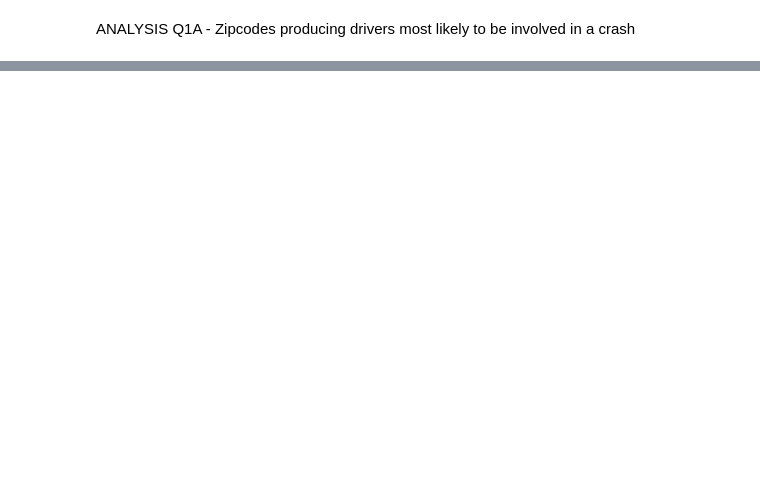
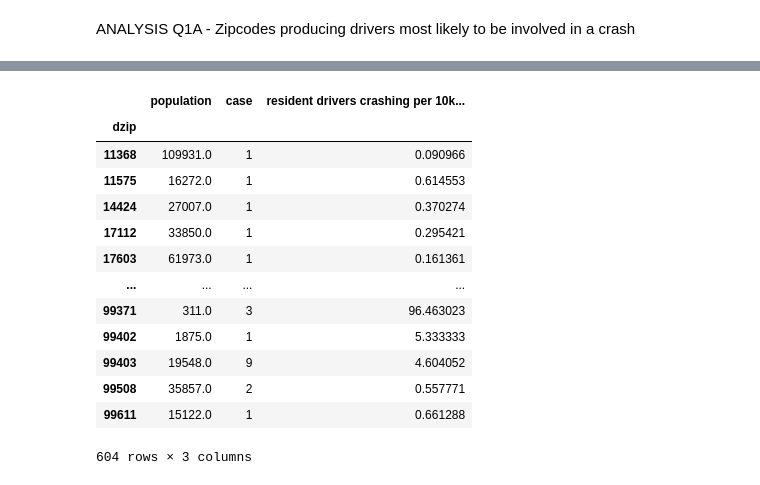
Before and after one commit to osullik/ic23050, a Jupyter notebook: IC23_analysis.ipynb, the cells around one changed output, grey strips where cells are left out. Drawn from its saved outputs; the diff is of its cells as text; code cells hidden in the pictures; blank space fills up the shorter version.

```diff
--- a/IC23_analysis.ipynb
+++ b/IC23_analysis.ipynb
@@ -234,0 +235,14 @@ q1a = q1a.dropna()
+# %%
+q1a = orig_data_with_zip.copy()
+
+# Drop all rows with mission driver zipcode or zipcode
+q1a = q1a[q1a['zipcode'].notna()]
+q1a = q1a[q1a['dzip'].notna()]
+q1a = q1a.astype({'dzip':'int', 'zipcode':'int'})
+
+q1a[fields_to_add] = q1a.apply(lambda row: augment_zip(row['dzip']), axis=1)
+q1a[fields_to_add_list] = pd.DataFrame(q1a[fields_to_add].tolist(), index=q1a.index)
+q1a = q1a.drop(fields_to_add, axis=1)
+
+q1a = q1a[['case','crash_dt','crash_tm','dzip','population']]
+q1a = q1a.dropna()
@@ -234,0 +267,21 @@ q1a = q1a.dropna()
+# %%
+# pivot on dzip, measure counts of rows per dzip, carry over population based on corresponding dzip
+q1a_pivot = pd.pivot_table(q1a, values='case', index=['dzip','population'], aggfunc=np.ma.count)
+q1a_summary = q1a_pivot.reset_index(level=[1])
+q1a_summary['resident drivers crashing per 10k residents'] = 10000* q1a_summary['case'] / q1a_summary['population']
+q1a_summary
+# %% [output]
+|  | population | case | resident drivers crashing per 10k... |
+| dzip |  |  |  |
+| 11368 | 109931.0 | 1 | 0.090966 |
+| 11575 | 16272.0 | 1 | 0.614553 |
+| 14424 | 27007.0 | 1 | 0.370274 |
+| 17112 | 33850.0 | 1 | 0.295421 |
+| 17603 | 61973.0 | 1 | 0.161361 |
+| ... | ... | ... | ... |
+| 99371 | 311.0 | 3 | 96.463023 |
+| 99402 | 1875.0 | 1 | 5.333333 |
+| 99403 | 19548.0 | 9 | 4.604052 |
+| 99508 | 35857.0 | 2 | 0.557771 |
+| 99611 | 15122.0 | 1 | 0.661288 |
+604 rows × 3 columns
```
Also changed, not shown: parts of 9 cells of this notebook.
